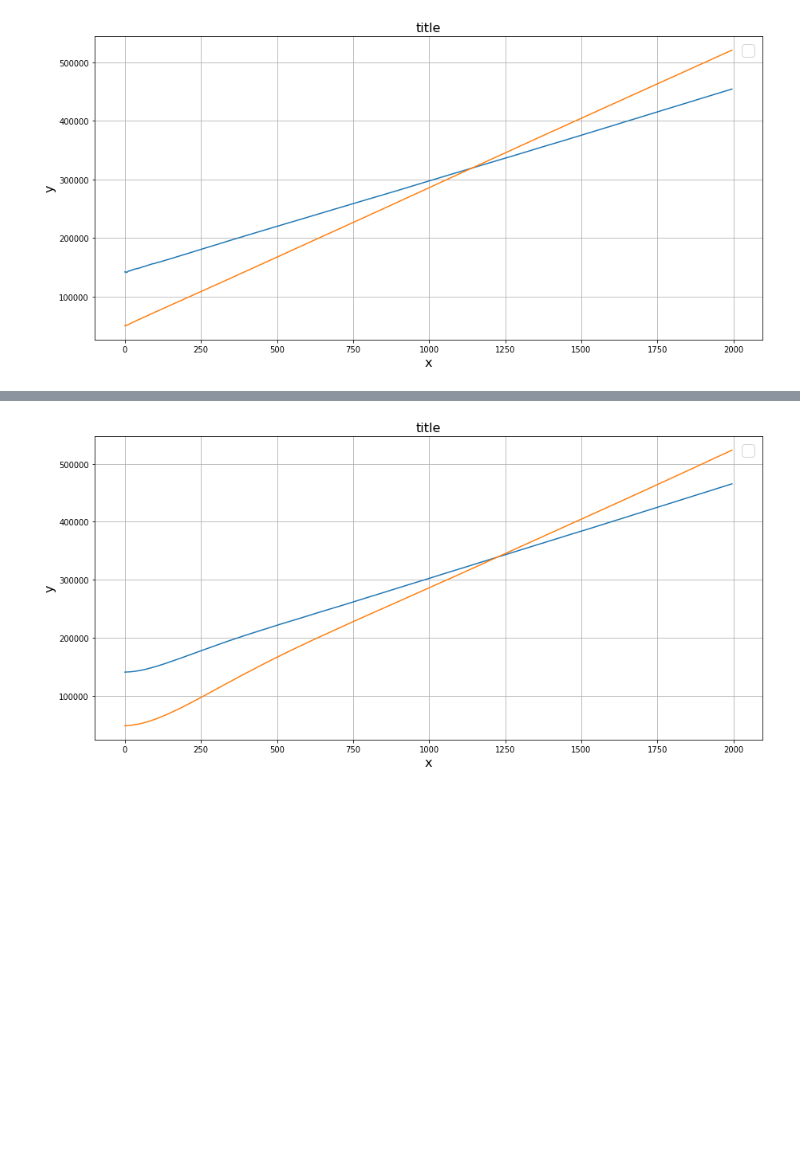
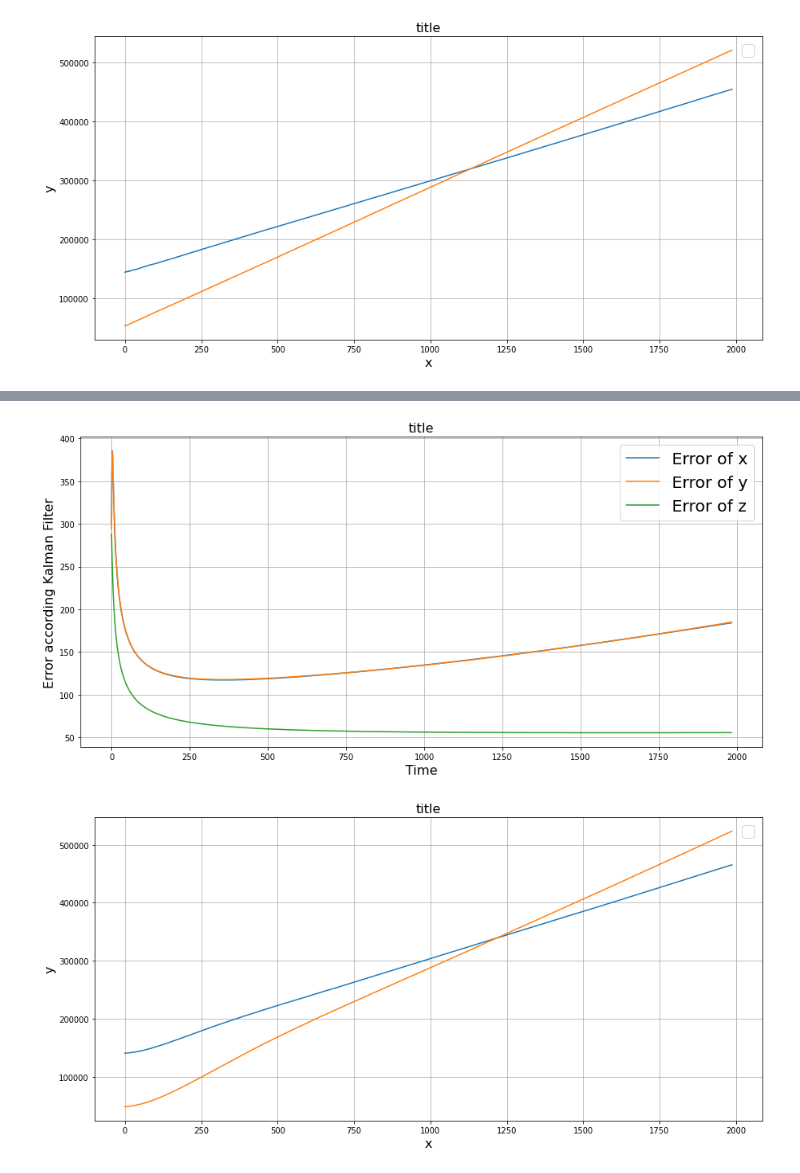
Before and after one commit to NicholasBabaev/final_project_EDP, a Jupyter notebook: edp_final_project.ipynb, the cells around one changed output, grey strips where cells are left out. Saved outputs shown, nothing was run; the diff lists cells and outputs as text; code cells hidden in the pictures; blank space fills up the shorter version.

```diff
--- a/edp_final_project.ipynb
+++ b/edp_final_project.ipynb
@@ -368,3 +378,7 @@ showPlease([giveElements(kalman_A.kalmanVectors,4),giveElements(kalman_B.kalmanV
+# %%
+showPlease([np.array(giveElementsFromMatrix(kalman_B.listP,0,0))**0.5,np.array(giveElementsFromMatrix(kalman_B.listP,2,2))**0.5,np.array(giveElementsFromMatrix(kalman_B.listP,4,4))**0.5],["Error of x","Error of y","Error of z"],"Time","Error according Kalman Filter")
+# %% [output]
+[figure, added]
 # %%
 optimalK_A = kalman_A.listK[-1]
 optimalK_B = kalman_B.listK[-1]
```
Also changed, not shown: parts of 12 cells of this notebook.
